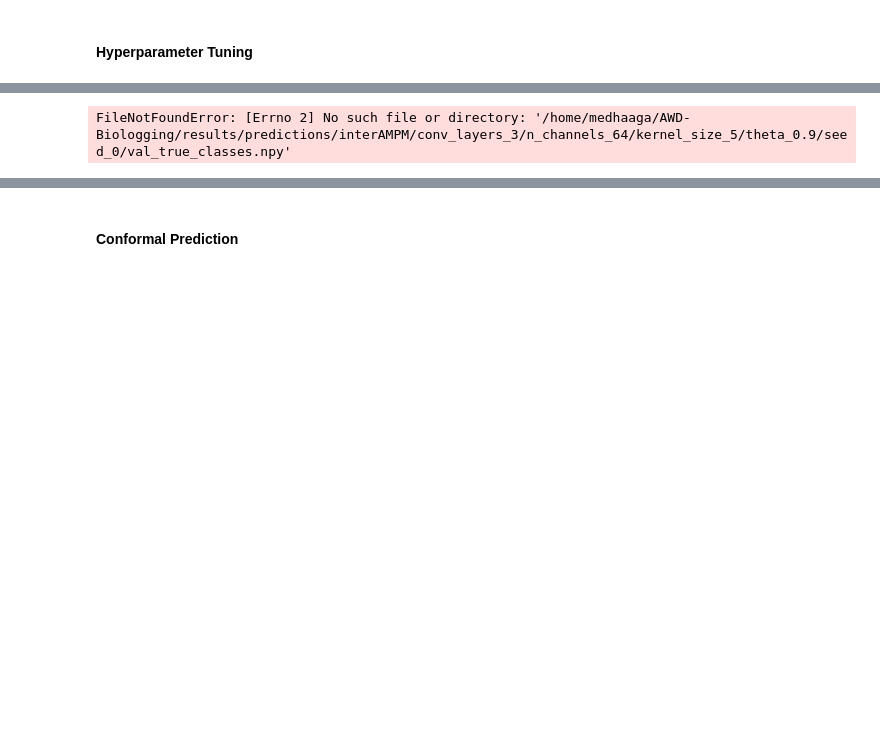
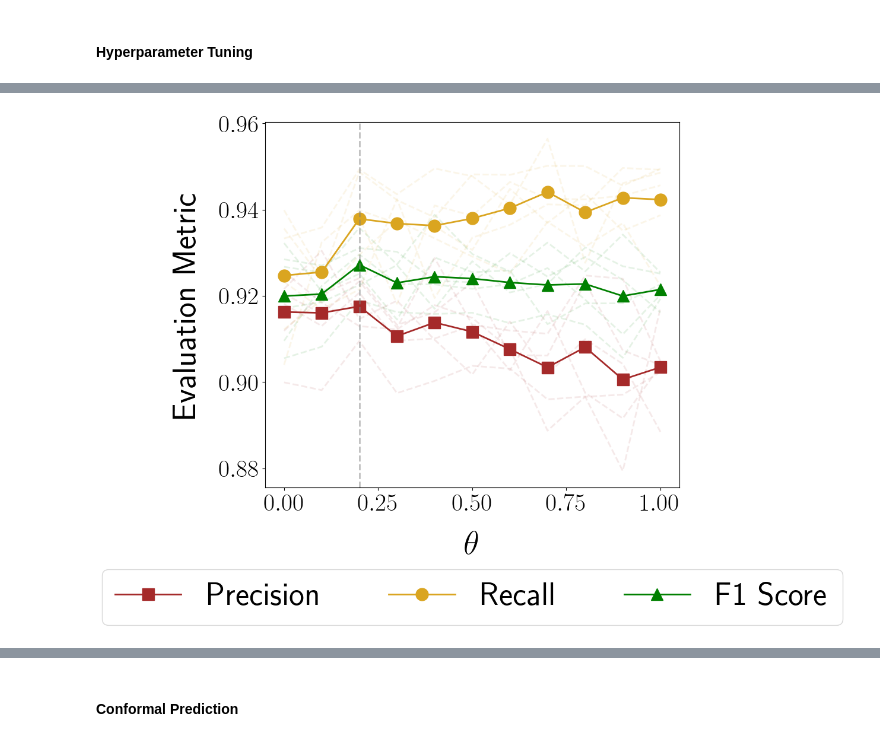
Before and after one commit to medhaaga/AWD-Biologging, a Jupyter notebook: notebooks/interAMPM.ipynb, the cells around one changed output, grey strips where cells are left out. Drawn from its saved outputs; the diff is of its cells as text; code cells hidden in the pictures; blank space fills up the shorter version.

```diff
--- a/notebooks/interAMPM.ipynb
+++ b/notebooks/interAMPM.ipynb
@@ -127,33 +126,33 @@ FileNotFoundError: [Errno 2] No such file or directory: '/home/medhaaga/AWD-Biol
 thetas = 0.1*np.arange(11)
 seeds = [0, 1, 2, 3, 4, 5]
 colors = ['brown', 'goldenrod', 'green']
 
 precisions = np.zeros((len(thetas), len(seeds)))
 recalls = np.zeros((len(thetas), len(seeds)))
 f1scores = np.zeros((len(thetas), len(seeds)))
 
 for i, theta in enumerate(thetas):
     for j, seed in enumerate(seeds):
-        dir = get_results_path(experiment_name, 3, 64, 5, np.round(theta,1), seed)
+        dir = get_results_path(experiment_name, 5, 64, 5, np.round(theta,1), seed)
         precisions[i, j] = multi_label_predictions(dir, label_encoder, split='val', plot_confusion=False, return_precision=True)
         recalls[i, j] = multi_label_predictions(dir, label_encoder, split='val', plot_confusion=False, return_recall=True)
         f1scores[i, j] = multi_label_predictions(dir, label_encoder, split='val', plot_confusion=False, return_f1=True)
 
 
 plt.figure(figsize=(9,8))
 for i in range(len(seeds)):
     plt.plot(thetas, precisions[:, i], color=colors[0],  alpha=0.1, linestyle='--')
     plt.plot(thetas, recalls[:, i], color=colors[1], alpha=0.1, linestyle='--')
     plt.plot(thetas, f1scores[:, i], color=colors[2], alpha=0.1, linestyle='--')
 plt.plot(thetas, np.mean(precisions, axis=1), color=colors[0], label='Precision', markersize=15, linewidth=2, marker='s',)
 plt.plot(thetas, np.mean(recalls, axis=1), color=colors[1], label='Recall', markersize=15, linewidth=2, marker='o',)
 plt.plot(thetas, np.mean(f1scores, axis=1), color=colors[2], label='F1 Score', markersize=15, linewidth=2, marker='^',)
-plt.axvline(0.1, color='grey', alpha=0.5, linestyle='--')
+plt.axvline(0.2, color='grey', alpha=0.5, linestyle='--')
 plt.xlabel(r'$\theta$', labelpad=20)
 plt.ylabel('Evaluation Metric', labelpad=20)
 plt.legend(loc='center', bbox_to_anchor=(.5, -0.3), ncol=3)
 # plt.tight_layout()
 plt.savefig(f'../figures/{experiment_name}-theta_tuning.pdf', format="pdf", bbox_inches="tight")
 plt.show()
 # %% [output]
-FileNotFoundError: [Errno 2] No such file or directory: '/home/medhaaga/AWD-Biologging/results/predictions/interAMPM/conv_layers_3/n_channels_64/kernel_size_5/theta_0.9/seed_0/val_true_classes.npy'
+[figure, added]
```
Also changed, not shown: parts of 15 cells of this notebook, 8 other files.
